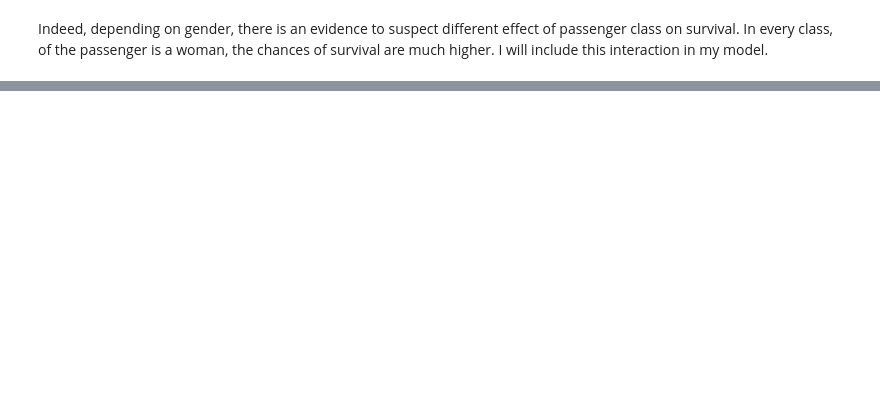
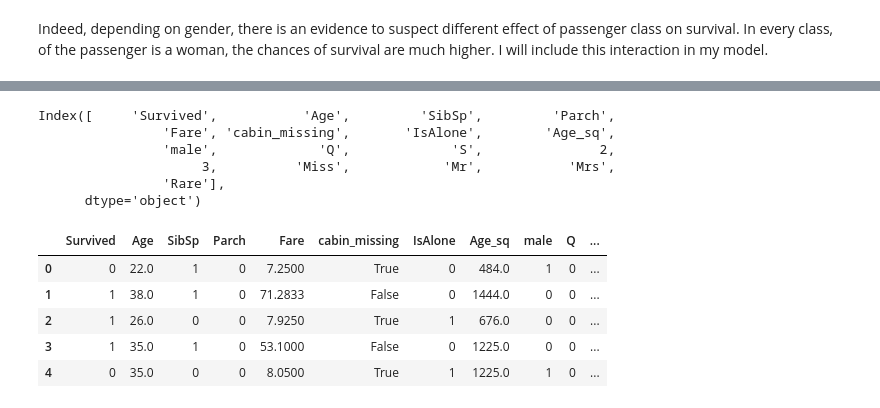
Before and after one commit to pilipentseva/nlp_assignment1, a Jupyter notebook: Assignment 1.ipynb, the cells around one changed output, grey strips where cells are left out. Cells and saved outputs as stored; diff of their text form; code cells hidden in the pictures; blank space fills up the shorter version.

```diff
--- a/Assignment 1.ipynb
+++ b/Assignment 1.ipynb
@@ -333,0 +393,22 @@ Indeed, depending on gender, there is an evidence to suspect different effect of
+# %%
+train.columns
+# %% [output]
+Index([     'Survived',           'Age',         'SibSp',         'Parch',
+                'Fare', 'cabin_missing',       'IsAlone',        'Age_sq',
+                'male',             'Q',             'S',               2,
+                     3,          'Miss',            'Mr',           'Mrs',
+                'Rare'],
+      dtype='object')
+# %%
+#Now I creaate an interaction I suggested before
+train['male_2'] = train['male'] * train[2]
+train['male_3'] = train['male'] * train[3]
+# %%
+train.head()
+# %% [output]
+|  | Survived | Age | SibSp | Parch | Fare | cabin_missing | IsAlone | Age_sq | male | Q | ... |
+| 0 | 0 | 22.0 | 1 | 0 | 7.2500 | True | 0 | 484.0 | 1 | 0 | ... |
+| 1 | 1 | 38.0 | 1 | 0 | 71.2833 | False | 0 | 1444.0 | 0 | 0 | ... |
+| 2 | 1 | 26.0 | 0 | 0 | 7.9250 | True | 1 | 676.0 | 0 | 0 | ... |
+| 3 | 1 | 35.0 | 1 | 0 | 53.1000 | False | 0 | 1225.0 | 0 | 0 | ... |
+| 4 | 0 | 35.0 | 0 | 0 | 8.0500 | True | 1 | 1225.0 | 1 | 0 | ... |
```
Also changed, not shown: parts of 22 cells of this notebook.
